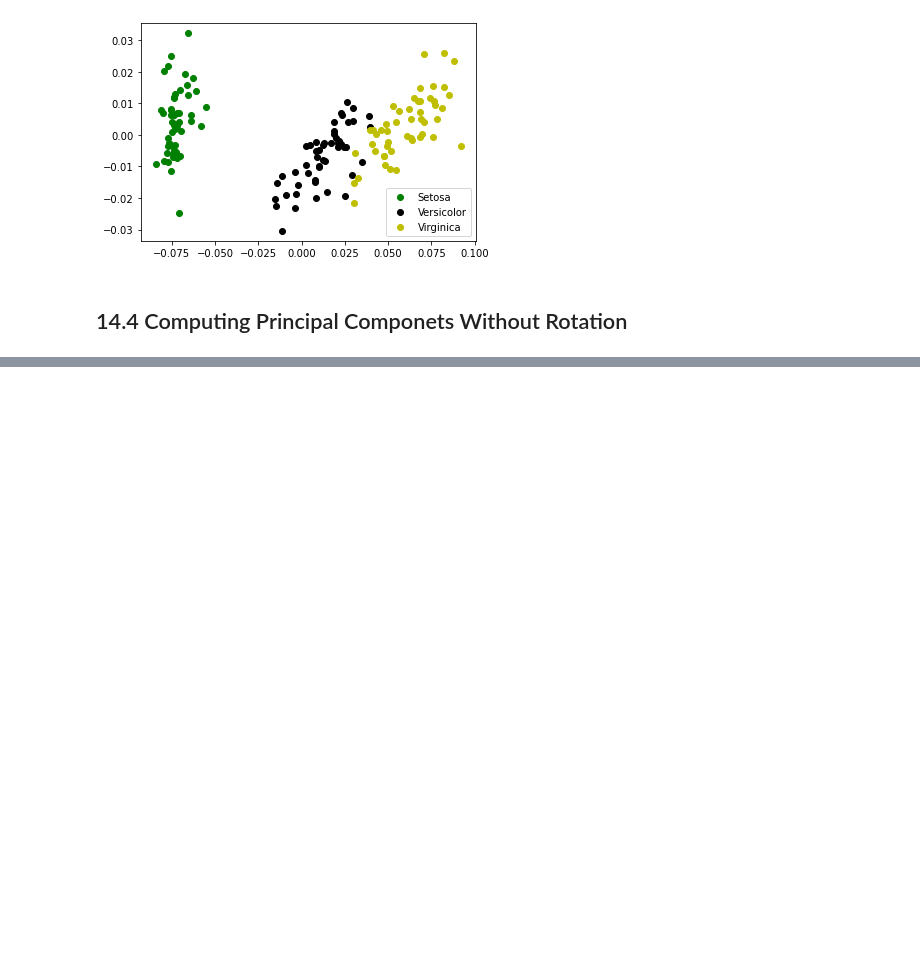
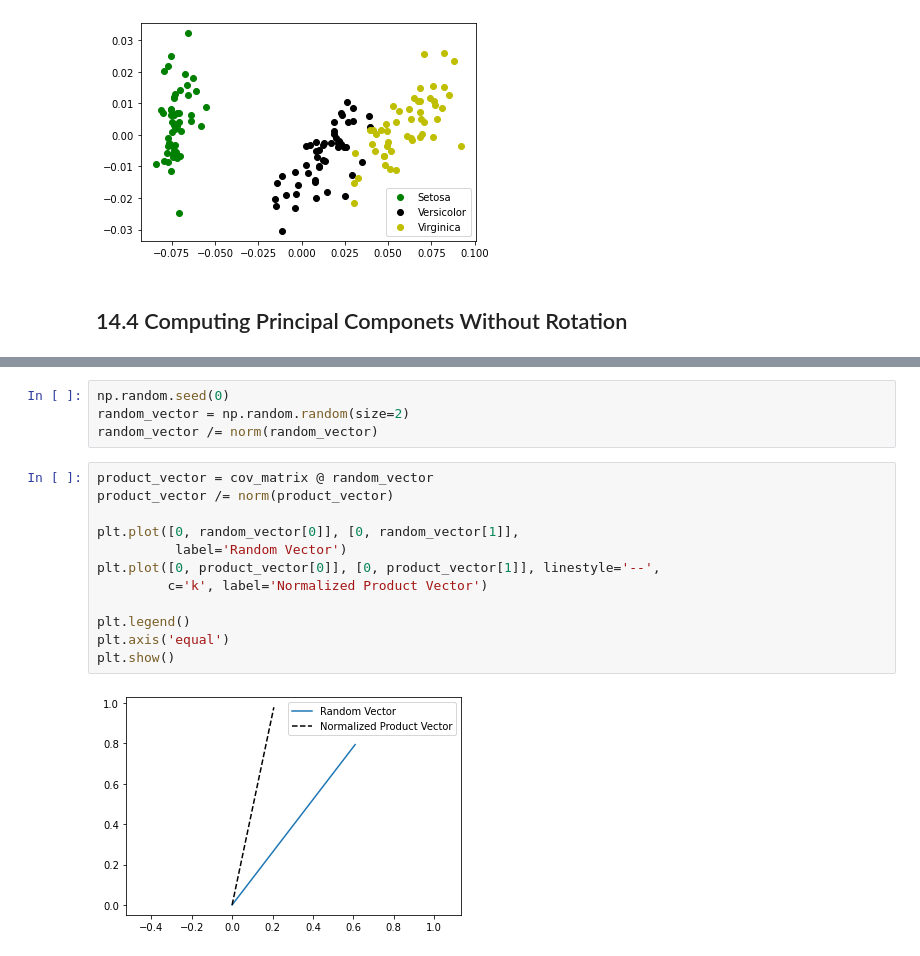
Before and after one commit to flyingdutch20/DataScienceBookcamp, a Jupyter notebook: part_4_online_job_postings.ipynb, the cells around one changed output, grey strips where cells are left out. Cells and saved outputs as stored; diff of their text form; blank space fills up the shorter version.

```diff
--- a/part_4_online_job_postings.ipynb
+++ b/part_4_online_job_postings.ipynb
@@ -999,0 +1046,18 @@ visualize_flower_data(transformed_data_2D)
+# %%
+np.random.seed(0)
+random_vector = np.random.random(size=2)
+random_vector /= norm(random_vector)
+# %%
+product_vector = cov_matrix @ random_vector
+product_vector /= norm(product_vector)
+
+plt.plot([0, random_vector[0]], [0, random_vector[1]],
+          label='Random Vector')
+plt.plot([0, product_vector[0]], [0, product_vector[1]], linestyle='--',
+         c='k', label='Normalized Product Vector')
+
+plt.legend()
+plt.axis('equal')
+plt.show()
+# %% [output]
+[figure, added]
```
Also changed, not shown: parts of 45 cells of this notebook.
